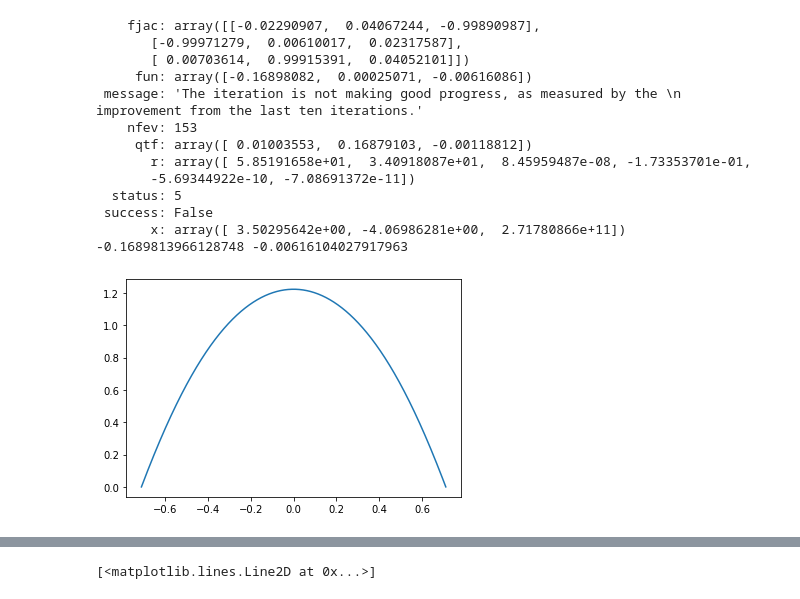
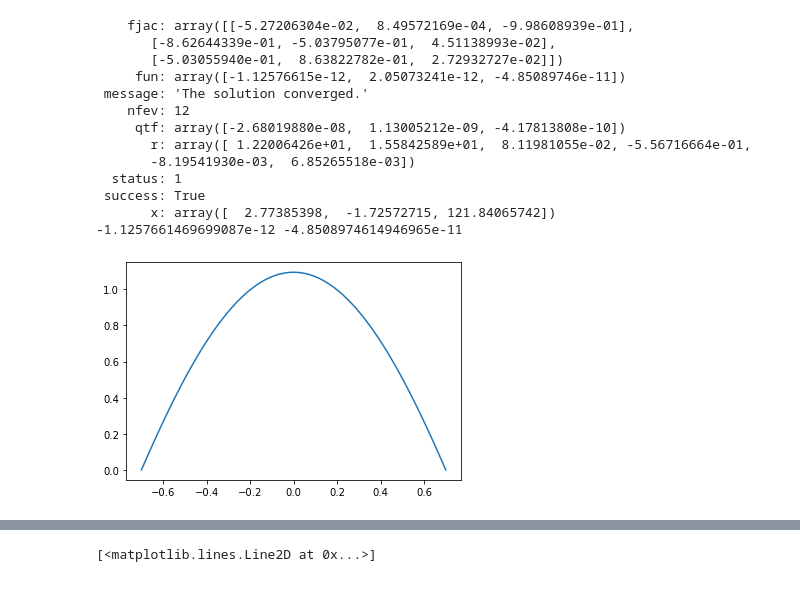
Before and after one commit to Zigolox/bellow-simulation, a Jupyter notebook: Strömmek.ipynb, the cells around one changed output, grey strips where cells are left out. Drawn from its saved outputs; the diff is of its cells as text; code cells hidden in the pictures.

```diff
--- a/Strömmek.ipynb
+++ b/Strömmek.ipynb
@@ -4,40 +4,40 @@ import matplotlib.pyplot as plt
 # %%
 from scipy.optimize import root
 from scipy.integrate import solve_ivp
 
 def dddf(t,y,q,nu):
     return [y[1],
             y[2],
             2*q/nu*y[1]*y[0]-4*y[1]]
 
 
 def conditions(x,b,q,nu):
     res = solve_ivp(dddf,(-b, b),[0,x[0],x[1]],args=(q,nu),max_step=0.001)
-    return [1-np.trapz(res.y[0],res.t),
+    return [q-np.trapz(res.y[0],res.t),
             res.y[0][-1],
            np.sum(np.interp(np.linspace(-b,0),res.t,res.y[0])
                   -np.interp(np.linspace(0,b),res.t,res.y[0]))]
 
-bounds=0.71
-q = 3
+bounds=0.7
+q = 1
 nu = 1
 r = root(conditions,[10,-22,0],args=(bounds,q,nu))
 print(r)
-res = solve_ivp(dddf,(-bounds, bounds),[0,r.x[0],r.x[1]],args=(q,nu),max_step=0.0001)
+res = solve_ivp(dddf,(-bounds, bounds),[0,r.x[0],r.x[1]],args=(q,nu),max_step=0.001)
 plt.plot(res.t,res.y[0])
 print(1-np.trapz(res.y[0],res.t),np.sum(np.interp(np.linspace(-bounds,0),res.t,res.y[0])-np.interp(np.linspace(0,bounds),res.t,res.y[0])))
 # %% [output]
-    fjac: array([[-0.02290907,  0.04067244, -0.99890987],
-       [-0.99971279,  0.00610017,  0.02317587],
-       [ 0.00703614,  0.99915391,  0.04052101]])
-     fun: array([-0.16898082,  0.00025071, -0.00616086])
- message: 'The iteration is not making good progress, as measured by the \n  improvement from the last ten iterations.'
-    nfev: 153
-     qtf: array([ 0.01003553,  0.16879103, -0.00118812])
-       r: array([ 5.85191658e+01,  3.40918087e+01,  8.45959487e-08, -1.73353701e-01,
-       -5.69344922e-10, -7.08691372e-11])
-  status: 5
- success: False
-       x: array([ 3.50295642e+00, -4.06986281e+00,  2.71780866e+11])
--0.1689813966128748 -0.00616104027917963
+    fjac: array([[-5.27206304e-02,  8.49572169e-04, -9.98608939e-01],
+       [-8.62644339e-01, -5.03795077e-01,  4.51138993e-02],
+       [-5.03055940e-01,  8.63822782e-01,  2.72932727e-02]])
+     fun: array([-1.12576615e-12,  2.05073241e-12, -4.85089746e-11])
+ message: 'The solution converged.'
+    nfev: 12
+     qtf: array([-2.68019880e-08,  1.13005212e-09, -4.17813808e-10])
+       r: array([ 1.22006426e+01,  1.55842589e+01,  8.11981055e-02, -5.56716664e-01,
+       -8.19541930e-03,  6.85265518e-03])
+  status: 1
+ success: True
+       x: array([  2.77385398,  -1.72572715, 121.84065742])
+-1.1257661469699087e-12 -4.8508974614946965e-11
-[figure, old version]
+[figure, new version]
```
Also changed, not shown: parts of 4 cells of this notebook.
